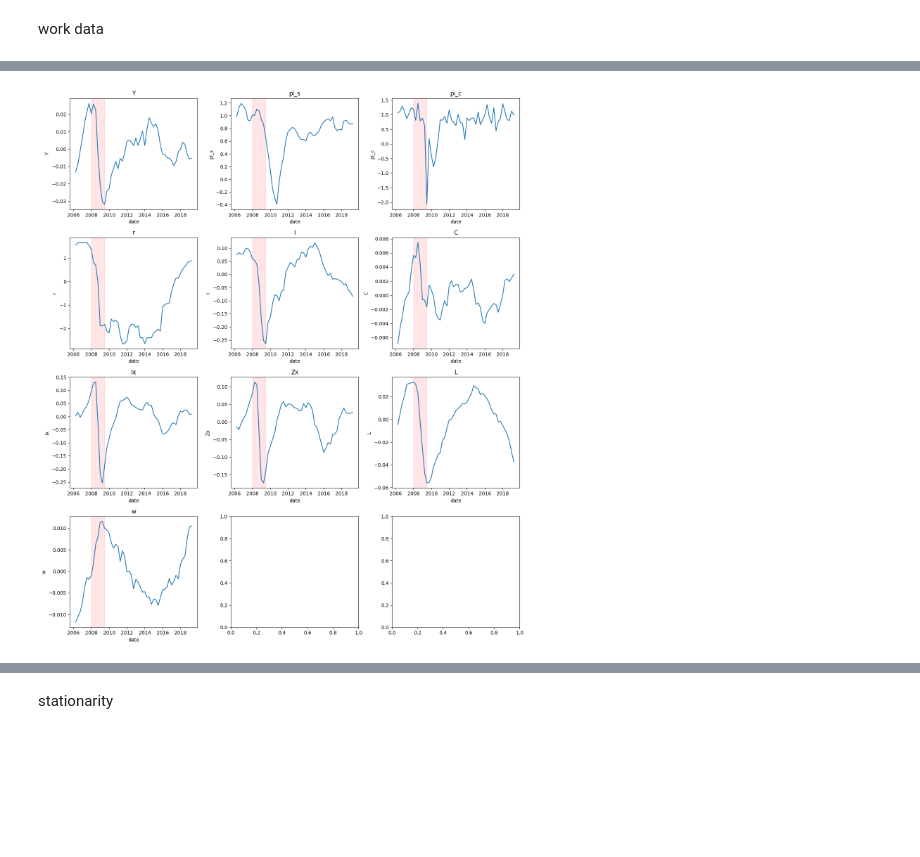
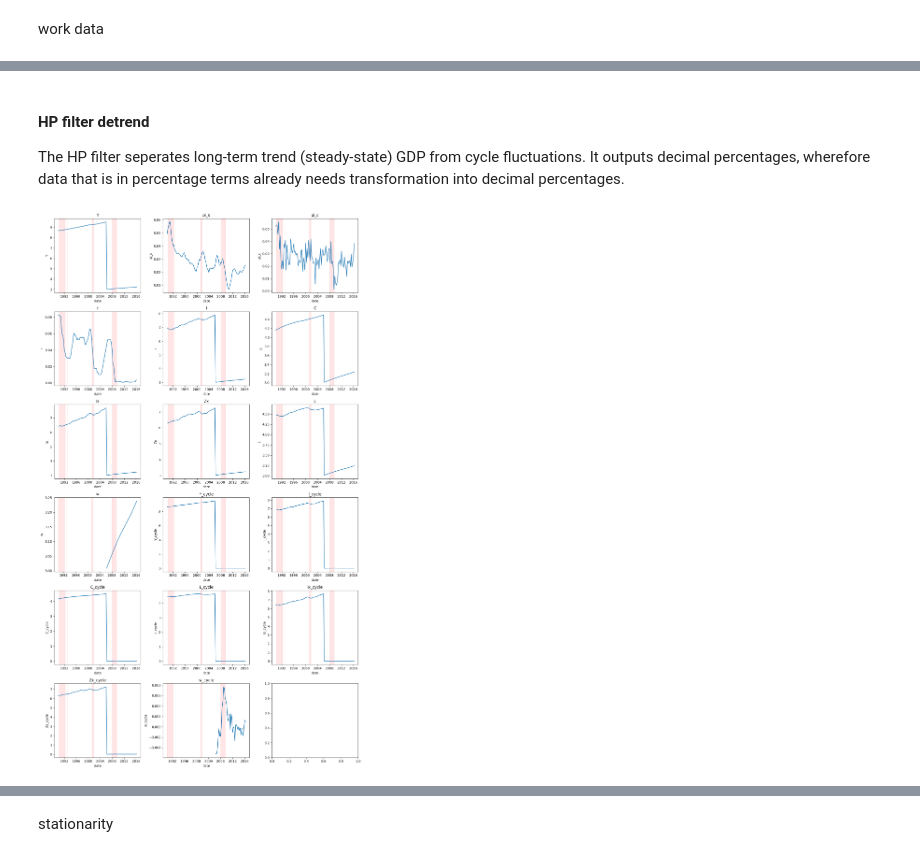
Before and after one commit to lukasgrahl/memoire1, a Jupyter notebook: notebooks/01-load_data.ipynb, the cells around one changed output, grey strips where cells are left out. Saved outputs shown, nothing was run; the diff lists cells and outputs as text; code cells hidden in the pictures; blank space fills up the shorter version.

```diff
--- a/notebooks/01-load_data.ipynb
+++ b/notebooks/01-load_data.ipynb
@@ -90,3 +50,7 @@ All cols non-negative: True
+# %%
+log_cols = ["Y", "I", "C", "Ix", "Zx", "L", "w"]
+for col in log_cols:
+    df[col] = apply_func(arr=df[col], func=np.log)
 # %%
 plot_dfs(df, sns.lineplot, fill_arr=recession_dict)
 # %% [output]
@@ -104,10 +57,0 @@ df_2 = df.copy()
-# %%
-# poly detrend
-detrend_cols = ["Y", "I", "C", "L", "Ix", "Zx", "w"]
-for col in detrend_cols:
-    _train = df_1.loc[train_ind, col].copy()
-    _det = PolyDetrend(_train, 2)
-    df_1.loc[train_ind, col] = _det.get_detrend()
-
-    _test = df_1.loc[test_ind, col].copy()
-    df_1.loc[test_ind, col] = _det.predict_detrend(_test)
@@ -113,0 +70,3 @@ for col in detrend_cols:
+# %% [markdown]
+#### HP filter detrend
+The HP filter seperates long-term trend (steady-state) GDP from cycle fluctuations. It outputs decimal percentages, wherefore data that is in percentage terms already needs transformation into decimal percentages.
@@ -113,0 +75,12 @@ for col in detrend_cols:
+# %%
+from statsmodels.tsa.filters.hp_filter import hpfilter
+
+# hp detrend
+detrend_cols = ["Y", "I", "C", "L", "Ix", "Zx", "w"]
+for col in detrend_cols:
+    df_2[f'{col}_cycle'] = df[col].copy()
+    ser = df_2.w.dropna().copy()
+
+    cycle, trend = hpfilter(ser, lamb=1600)
+    df_2[col].loc[ser.index] = trend
+    df_2[f'{col}_cycle'].loc[ser.index] = cycle
@@ -114,4 +90,8 @@ for col in detrend_cols:
+# %%
+dperc_cols = ["pi_s", "pi_c", "r"]
+df_2[dperc_cols] = df_2[dperc_cols] / 100
 # %%
-plot_dfs(df_1.loc[train_ind], sns.lineplot, fill_arr=recession_dict)
+# plot cycle
+plot_dfs(df_2.loc[train_ind], sns.lineplot, fill_arr=recession_dict)
 # %% [output]
-[figure, old version]
+[figure, new version]
```
Also changed, not shown: parts of 28 cells of this notebook, 3 other files.
